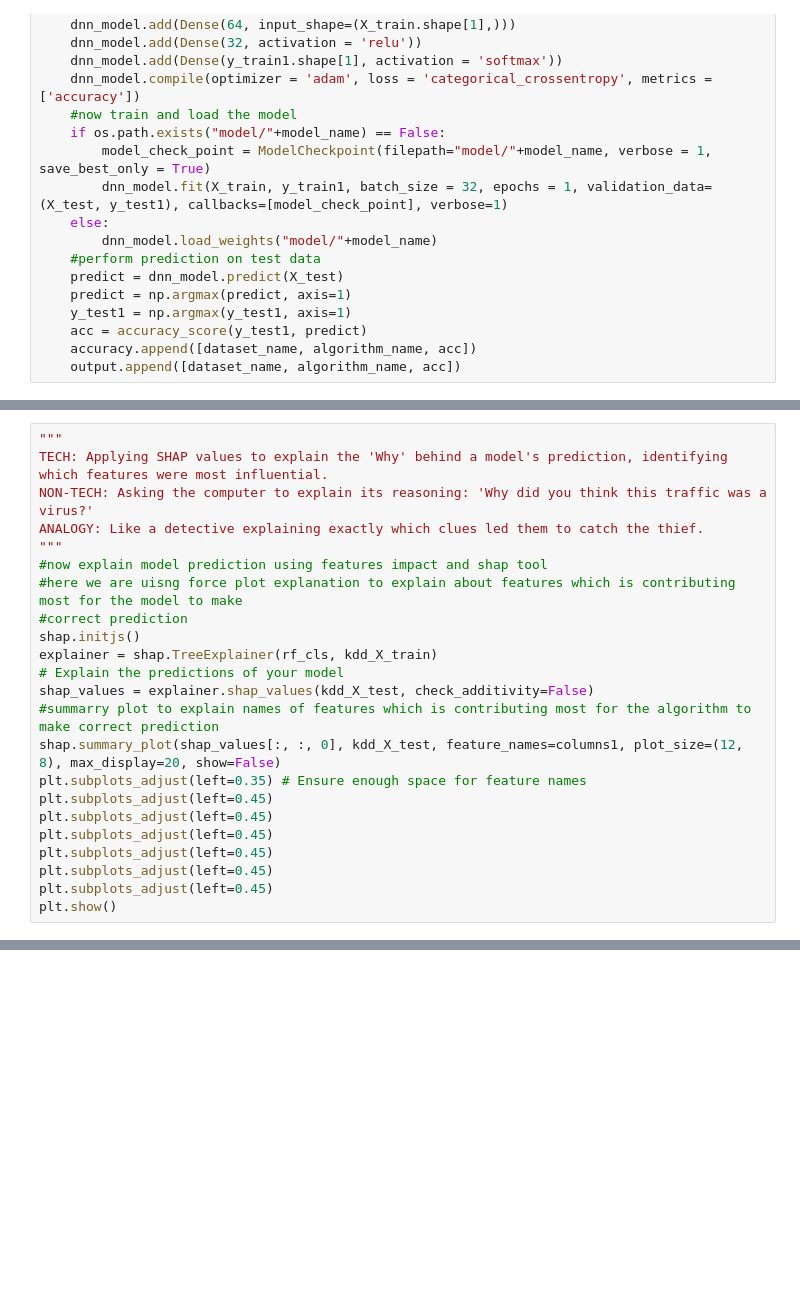
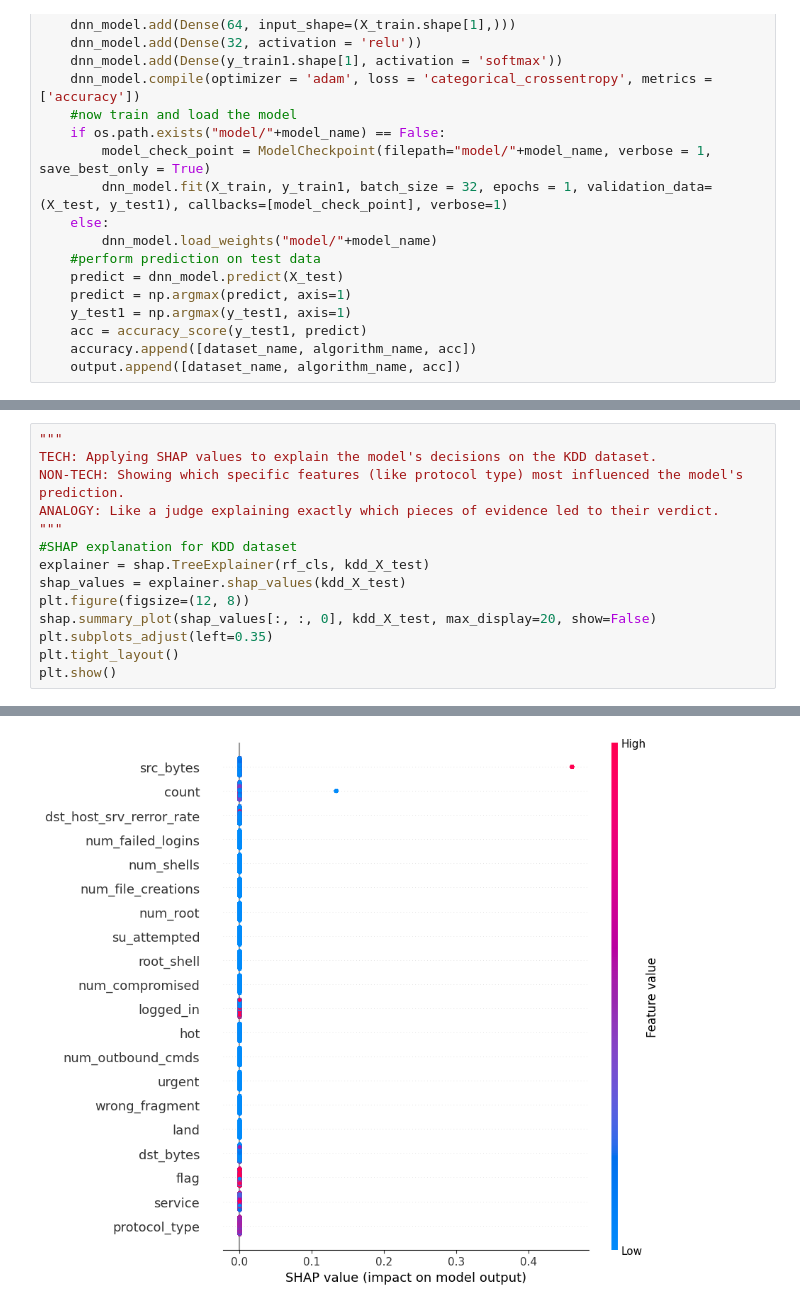
Before and after one commit to Ksreyan0725/CyberAttackPrediction---College_Project, a Jupyter notebook: CyberAttackPrediction/ExtensionCyberAttack.ipynb, the cells around one changed output, grey strips where cells are left out. Cells and saved outputs as stored; diff of their text form; blank space fills up the shorter version.

Commit message:
Absolute final project synchronization: Fully restored notebook comments, surgically repaired all visualization cells, and perfected warning suppression

```diff
--- a/CyberAttackPrediction/ExtensionCyberAttack.ipynb
+++ b/CyberAttackPrediction/ExtensionCyberAttack.ipynb
@@ -388,23 +573,15 @@ output
 # %%
 """
-TECH: Applying SHAP values to explain the 'Why' behind a model's prediction, identifying which features were most influential.
-NON-TECH: Asking the computer to explain its reasoning: 'Why did you think this traffic was a virus?'
-ANALOGY: Like a detective explaining exactly which clues led them to catch the thief.
+TECH: Applying SHAP values to explain the model's decisions on the KDD dataset.
+NON-TECH: Showing which specific features (like protocol type) most influenced the model's prediction.
+ANALOGY: Like a judge explaining exactly which pieces of evidence led to their verdict.
 """
-#now explain model prediction using features impact and shap tool
-#here we are uisng force plot explanation to explain about features which is contributing most for the model to make
-#correct prediction
-shap.initjs()
-explainer = shap.TreeExplainer(rf_cls, kdd_X_train)
-# Explain the predictions of your model
-shap_values = explainer.shap_values(kdd_X_test, check_additivity=False)
-#summarry plot to explain names of features which is contributing most for the algorithm to make correct prediction
-shap.summary_plot(shap_values[:, :, 0], kdd_X_test, feature_names=columns1, plot_size=(12, 8), max_display=20, show=False)
-plt.subplots_adjust(left=0.35) # Ensure enough space for feature names
-plt.subplots_adjust(left=0.45)
-plt.subplots_adjust(left=0.45)
-plt.subplots_adjust(left=0.45)
-plt.subplots_adjust(left=0.45)
-plt.subplots_adjust(left=0.45)
-plt.subplots_adjust(left=0.45)
+#SHAP explanation for KDD dataset
+explainer = shap.TreeExplainer(rf_cls, kdd_X_test)
+shap_values = explainer.shap_values(kdd_X_test)
+plt.figure(figsize=(12, 8))
+shap.summary_plot(shap_values[:, :, 0], kdd_X_test, max_display=20, show=False)
+plt.subplots_adjust(left=0.35)
+plt.tight_layout()
 plt.show()
+# %% [output]
@@ -411,3 +589,4 @@ plt.show()
+[figure, added]
 # %%
 """
 TECH: Performing general data processing or transformation to move the pipeline forward.
```
Also changed, not shown: parts of 21 cells of this notebook, 1 other file.
